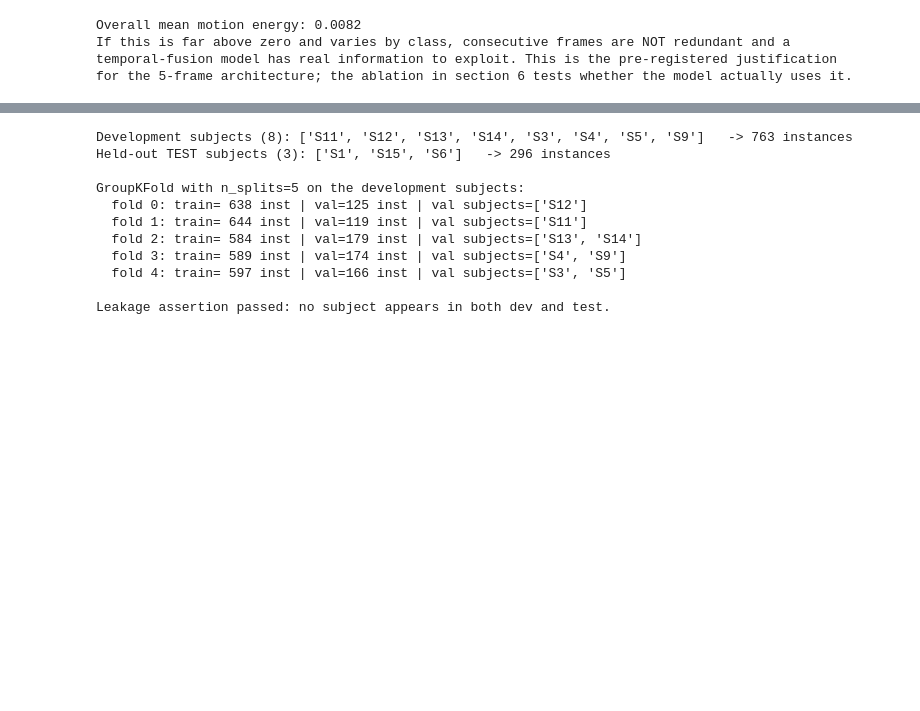
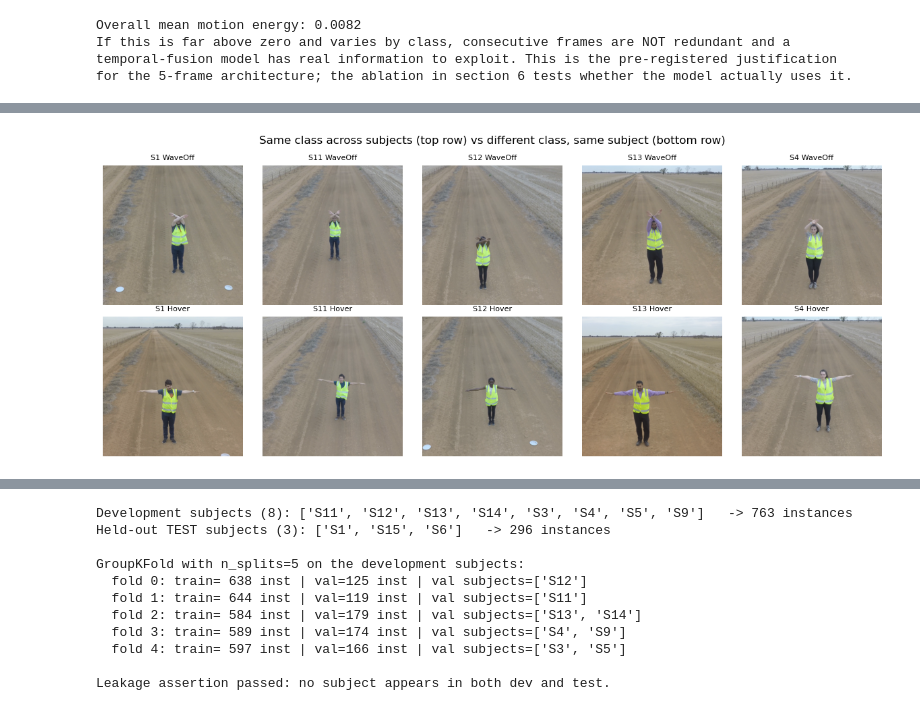
Before and after one commit to chathrakaCR/HandSignal-Classifier-Deep-Learning-Assignment-01, a Jupyter notebook: Assignment_01.ipynb, the cells around one changed output, grey strips where cells are left out. Drawn from its saved outputs; the diff is of its cells as text; code cells hidden in the pictures; blank space fills up the shorter version.

```diff
--- a/Assignment_01.ipynb
+++ b/Assignment_01.ipynb
@@ -332,3 +356,24 @@ for the 5-frame architecture; the ablation in section 6 tests whether the model
+# %%
+# Confound check: does BACKGROUND vary within a class, or is it class-specific?
+seed_everything()
+CHECK_CLASS = "WaveOff"
+sub_ids = sorted(df[df.action == CHECK_CLASS].subject.unique())[:5]
+
+fig, axes = plt.subplots(2, max(len(sub_ids), 1), figsize=(2.4 * max(len(sub_ids), 1), 5))
+axes = np.atleast_2d(axes)
+for c, s_ in enumerate(sub_ids):
+    r1 = df[(df.action == CHECK_CLASS) & (df.subject == s_)].iloc[0]
+    axes[0, c].imshow(read_image(r1.frame_paths[2], ImageReadMode.RGB).permute(1, 2, 0).numpy())
+    axes[0, c].set_title(f"{s_} {CHECK_CLASS}", fontsize=8)
+    r2 = df[(df.action == "Hover") & (df.subject == s_)]
+    if len(r2):
+        axes[1, c].imshow(read_image(r2.iloc[0].frame_paths[2], ImageReadMode.RGB).permute(1, 2, 0).numpy())
+        axes[1, c].set_title(f"{s_} Hover", fontsize=8)
+    axes[0, c].axis("off"); axes[1, c].axis("off")
+fig.suptitle("Same class across subjects (top row) vs different class, same subject (bottom row)")
+plt.tight_layout(); plt.show()
+# %% [output]
+[figure, added]
 # %% [markdown]
 ## 2. Evaluation framework
 
```
Also changed, not shown: parts of 9 cells of this notebook.
